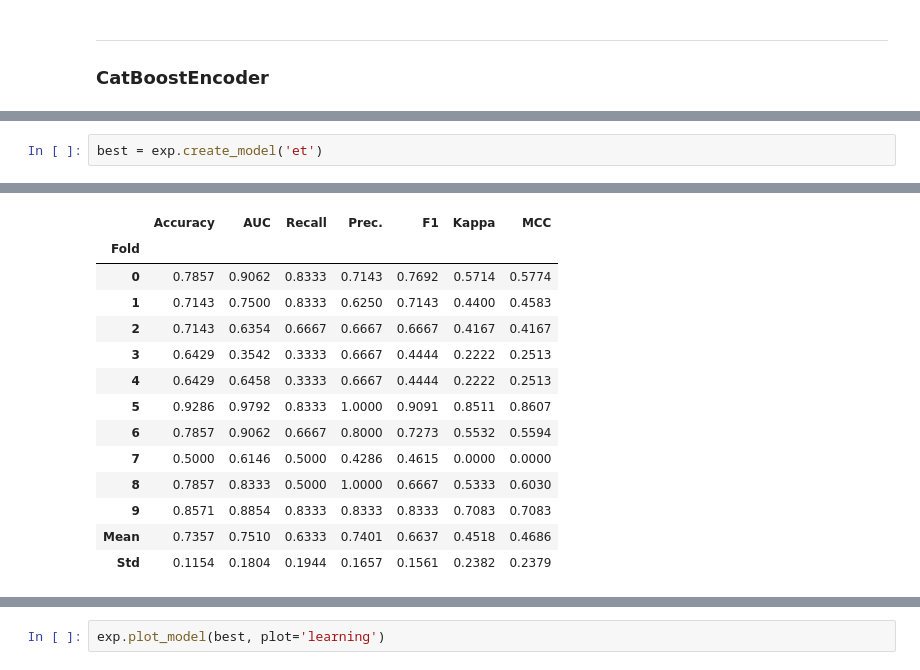
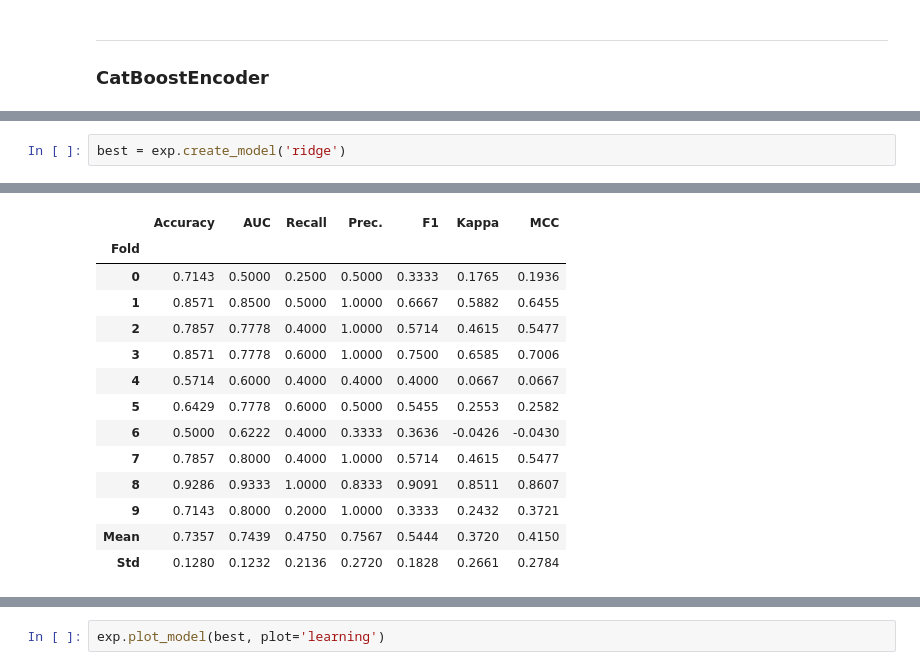
Before and after one commit to Mb-NextTime/early-med, a Jupyter notebook: examples/diabeties.ipynb, the cells around one changed output, grey strips where cells are left out. Saved outputs shown, nothing was run; the diff lists cells and outputs as text.

```diff
--- a/examples/diabeties.ipynb
+++ b/examples/diabeties.ipynb
@@ -117,22 +117,22 @@ best = exp.compare_models(exclude=['lda', 'dummy', 'nb', 'qda'], cross_validatio
 [interactive output not drawn]
 # %%
-best = exp.create_model('et')
+best = exp.create_model('ridge')
 # %% [output]
 [interactive output not drawn]
 |  | Accuracy | AUC | Recall | Prec. | F1 | Kappa | MCC |
 | Fold |  |  |  |  |  |  |  |
-| 0 | 0.7857 | 0.9062 | 0.8333 | 0.7143 | 0.7692 | 0.5714 | 0.5774 |
-| 1 | 0.7143 | 0.7500 | 0.8333 | 0.6250 | 0.7143 | 0.4400 | 0.4583 |
-| 2 | 0.7143 | 0.6354 | 0.6667 | 0.6667 | 0.6667 | 0.4167 | 0.4167 |
-| 3 | 0.6429 | 0.3542 | 0.3333 | 0.6667 | 0.4444 | 0.2222 | 0.2513 |
-| 4 | 0.6429 | 0.6458 | 0.3333 | 0.6667 | 0.4444 | 0.2222 | 0.2513 |
-| 5 | 0.9286 | 0.9792 | 0.8333 | 1.0000 | 0.9091 | 0.8511 | 0.8607 |
-| 6 | 0.7857 | 0.9062 | 0.6667 | 0.8000 | 0.7273 | 0.5532 | 0.5594 |
-| 7 | 0.5000 | 0.6146 | 0.5000 | 0.4286 | 0.4615 | 0.0000 | 0.0000 |
-| 8 | 0.7857 | 0.8333 | 0.5000 | 1.0000 | 0.6667 | 0.5333 | 0.6030 |
-| 9 | 0.8571 | 0.8854 | 0.8333 | 0.8333 | 0.8333 | 0.7083 | 0.7083 |
-| Mean | 0.7357 | 0.7510 | 0.6333 | 0.7401 | 0.6637 | 0.4518 | 0.4686 |
-| Std | 0.1154 | 0.1804 | 0.1944 | 0.1657 | 0.1561 | 0.2382 | 0.2379 |
+| 0 | 0.7143 | 0.5000 | 0.2500 | 0.5000 | 0.3333 | 0.1765 | 0.1936 |
+| 1 | 0.8571 | 0.8500 | 0.5000 | 1.0000 | 0.6667 | 0.5882 | 0.6455 |
+| 2 | 0.7857 | 0.7778 | 0.4000 | 1.0000 | 0.5714 | 0.4615 | 0.5477 |
+| 3 | 0.8571 | 0.7778 | 0.6000 | 1.0000 | 0.7500 | 0.6585 | 0.7006 |
+| 4 | 0.5714 | 0.6000 | 0.4000 | 0.4000 | 0.4000 | 0.0667 | 0.0667 |
+| 5 | 0.6429 | 0.7778 | 0.6000 | 0.5000 | 0.5455 | 0.2553 | 0.2582 |
+| 6 | 0.5000 | 0.6222 | 0.4000 | 0.3333 | 0.3636 | -0.0426 | -0.0430 |
+| 7 | 0.7857 | 0.8000 | 0.4000 | 1.0000 | 0.5714 | 0.4615 | 0.5477 |
+| 8 | 0.9286 | 0.9333 | 1.0000 | 0.8333 | 0.9091 | 0.8511 | 0.8607 |
+| 9 | 0.7143 | 0.8000 | 0.2000 | 1.0000 | 0.3333 | 0.2432 | 0.3721 |
+| Mean | 0.7357 | 0.7439 | 0.4750 | 0.7567 | 0.5444 | 0.3720 | 0.4150 |
+| Std | 0.1280 | 0.1232 | 0.2136 | 0.2720 | 0.1828 | 0.2661 | 0.2784 |
 [interactive output not drawn]
 # %%
 exp.plot_model(best, plot='learning')
```
Also changed, not shown: parts of 6 cells of this notebook, 1 other file.
